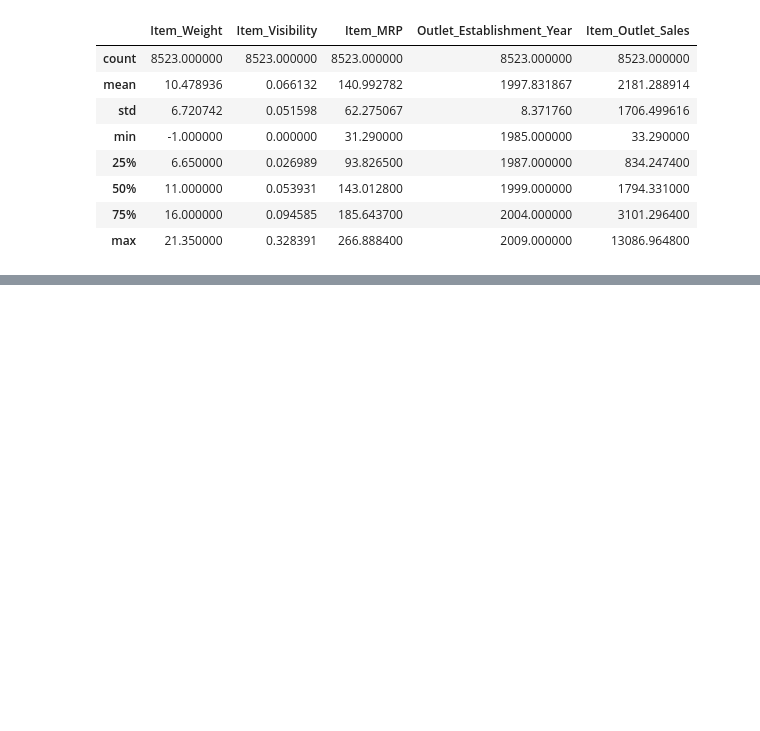
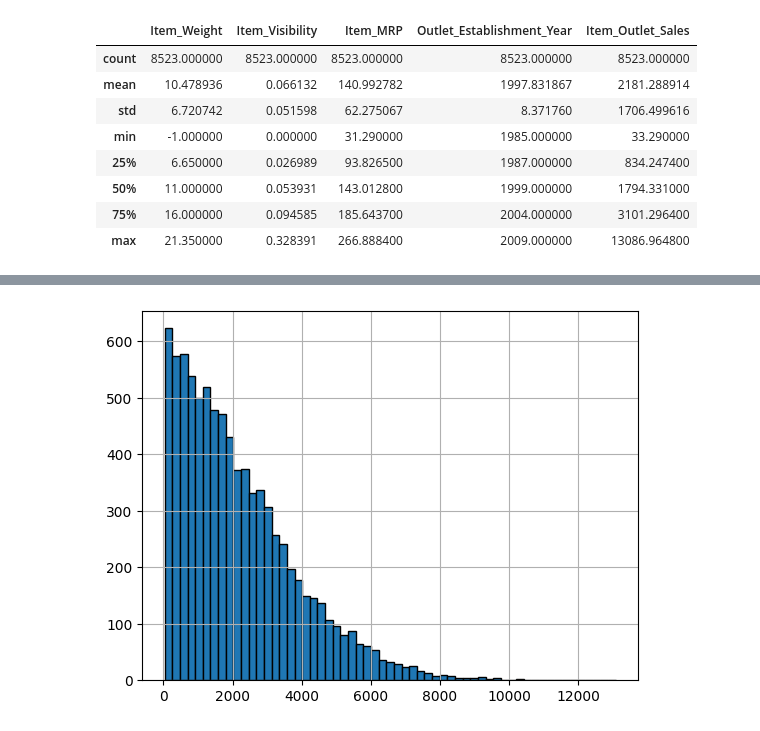
Before and after one commit to jeromeee2330/Prediction-of-Product-Sales, a Jupyter notebook: Prediction_of_Product_Sales_PJMCarreon.ipynb, the cells around one changed output, grey strips where cells are left out. Saved outputs shown, nothing was run; the diff lists cells and outputs as text; code cells hidden in the pictures; blank space fills up the shorter version.

```diff
--- a/Prediction_of_Product_Sales_PJMCarreon.ipynb
+++ b/Prediction_of_Product_Sales_PJMCarreon.ipynb
@@ -233,0 +280,8 @@ df_product_sales[num_cols].describe()
+# %%
+#Histogram for the amount of sales
+df_product_sales['Item_Outlet_Sales'].hist(bins = 'auto', edgecolor='black');
+ax.set_title('Distribution of Item Outlet Sales');
+ax.set_xlabel('Price ($)');
+ax.set_ylabel('Number of Sales');
+# %% [output]
+[figure, added]
```
Also changed, not shown: parts of 14 cells of this notebook.
